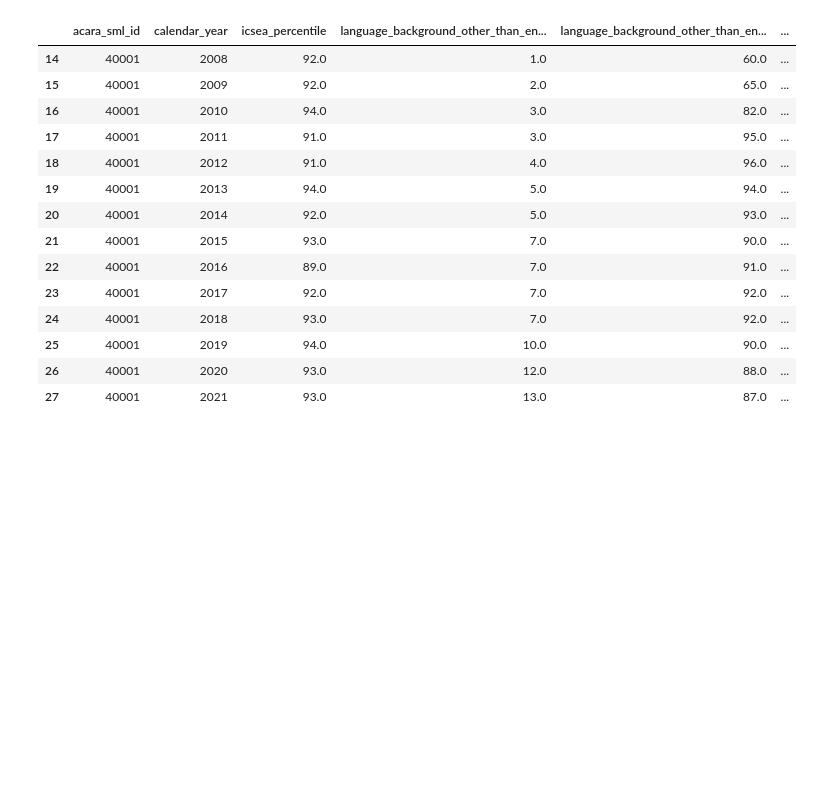
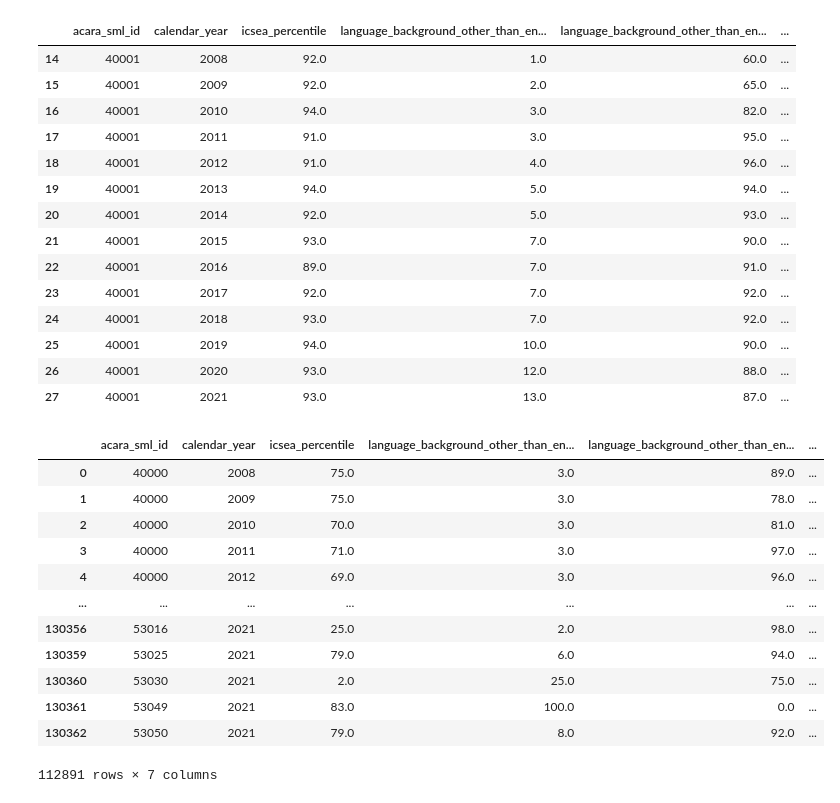
Before and after one commit to dongxinshi/People-of-Aus, a Jupyter notebook: Feature Code/School Search/schoolData/timeSeriesSchoolData.ipynb, the cells around one changed output. Saved outputs shown, nothing was run; the diff lists cells and outputs as text; code cells hidden in the pictures; blank space fills up the shorter version.

```diff
--- a/Feature Code/School Search/schoolData/timeSeriesSchoolData.ipynb
+++ b/Feature Code/School Search/schoolData/timeSeriesSchoolData.ipynb
@@ -63,3 +63,19 @@ df[df['acara_sml_id'] == 40001]
 | 25 | 40001 | 2019 | 94.0 | 10.0 | 90.0 | ... |
 | 26 | 40001 | 2020 | 93.0 | 12.0 | 88.0 | ... |
 | 27 | 40001 | 2021 | 93.0 | 13.0 | 87.0 | ... |
+# %%
+df
+# %% [output]
+|  | acara_sml_id | calendar_year | icsea_percentile | language_background_other_than_en... | language_background_other_than_en... | ... |
+| 0 | 40000 | 2008 | 75.0 | 3.0 | 89.0 | ... |
+| 1 | 40000 | 2009 | 75.0 | 3.0 | 78.0 | ... |
+| 2 | 40000 | 2010 | 70.0 | 3.0 | 81.0 | ... |
+| 3 | 40000 | 2011 | 71.0 | 3.0 | 97.0 | ... |
+| 4 | 40000 | 2012 | 69.0 | 3.0 | 96.0 | ... |
+| ... | ... | ... | ... | ... | ... | ... |
+| 130356 | 53016 | 2021 | 25.0 | 2.0 | 98.0 | ... |
+| 130359 | 53025 | 2021 | 79.0 | 6.0 | 94.0 | ... |
+| 130360 | 53030 | 2021 | 2.0 | 25.0 | 75.0 | ... |
+| 130361 | 53049 | 2021 | 83.0 | 100.0 | 0.0 | ... |
+| 130362 | 53050 | 2021 | 79.0 | 8.0 | 92.0 | ... |
+112891 rows × 7 columns
```
Also changed, not shown: 5 other files.
